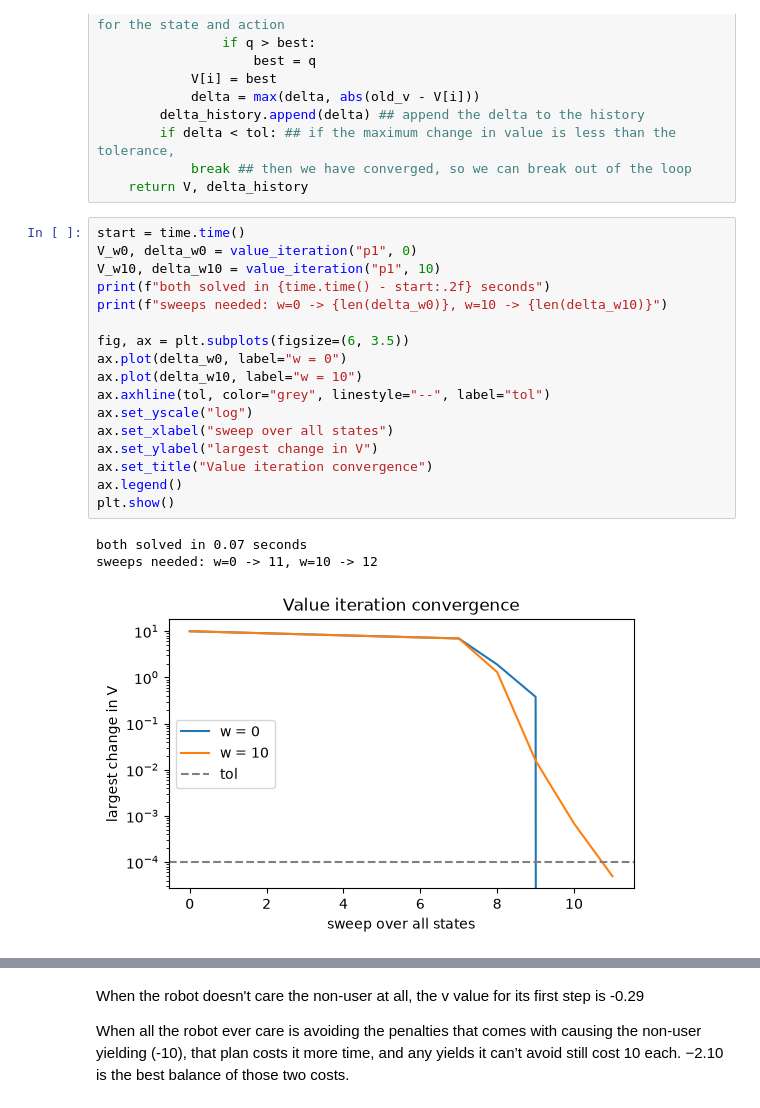
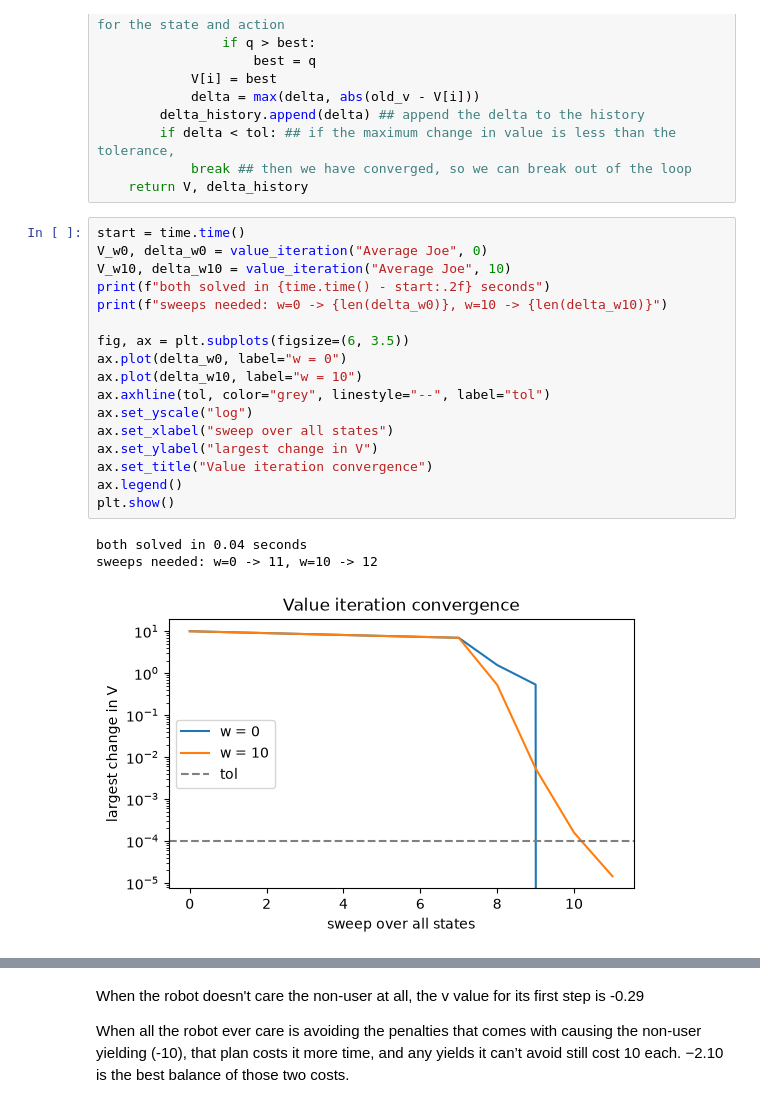
Before and after one commit to TonyZhang1102/non_user_poc, a Jupyter notebook: main.ipynb, the cells around one changed output, grey strips where cells are left out. Drawn from its saved outputs; the diff is of its cells as text.

```diff
--- a/main.ipynb
+++ b/main.ipynb
@@ -624,25 +624,25 @@ def value_iteration(P_name, w):
     return V, delta_history
 # %%
 start = time.time()
-V_w0, delta_w0 = value_iteration("p1", 0)
-V_w10, delta_w10 = value_iteration("p1", 10)
+V_w0, delta_w0 = value_iteration("Average Joe", 0)
+V_w10, delta_w10 = value_iteration("Average Joe", 10)
 print(f"both solved in {time.time() - start:.2f} seconds")
 print(f"sweeps needed: w=0 -> {len(delta_w0)}, w=10 -> {len(delta_w10)}")
 
 fig, ax = plt.subplots(figsize=(6, 3.5))
 ax.plot(delta_w0, label="w = 0")
 ax.plot(delta_w10, label="w = 10")
 ax.axhline(tol, color="grey", linestyle="--", label="tol")
 ax.set_yscale("log")
 ax.set_xlabel("sweep over all states")
 ax.set_ylabel("largest change in V")
 ax.set_title("Value iteration convergence")
 ax.legend()
 plt.show()
 # %% [output]
-both solved in 0.07 seconds
+both solved in 0.04 seconds
 sweeps needed: w=0 -> 11, w=10 -> 12
-[figure, old version]
+[figure, new version]
 # %%
 s0 = (R_START, (P_ROW, 5))
 print(f"V(start, person enters at column 5) with w = 0:  {V_w0[state_index[s0]]:.2f}")
```
Also changed, not shown: parts of 24 cells of this notebook.
